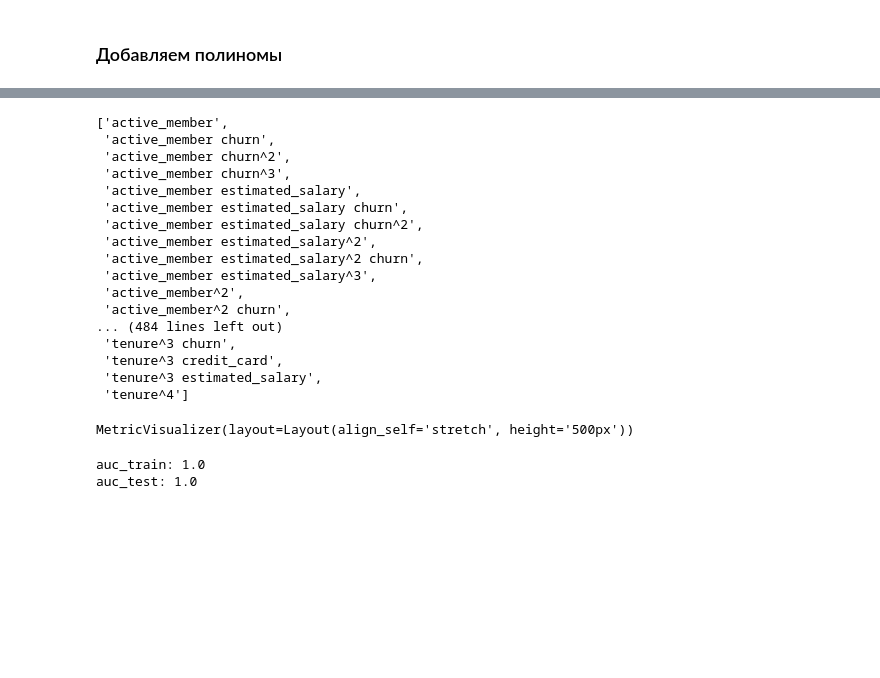
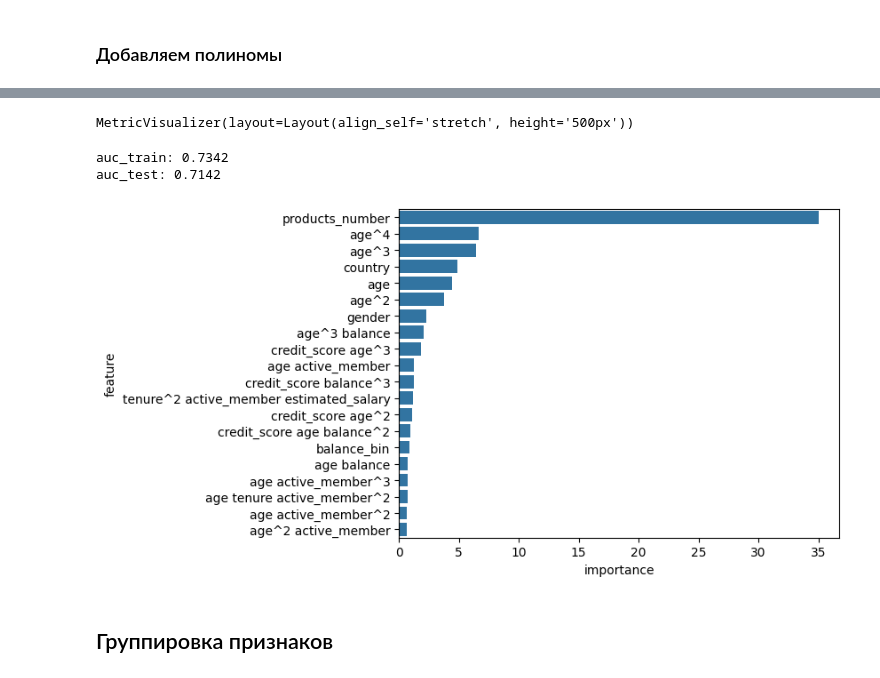
Before and after one commit to MarufIbragimov/zypl_ds, a Jupyter notebook: homework_2/homework_2.ipynb, the cells around one changed output, grey strips where cells are left out. Cells and saved outputs as stored; diff of their text form; code cells hidden in the pictures; blank space fills up the shorter version.

```diff
--- a/homework_2/homework_2.ipynb
+++ b/homework_2/homework_2.ipynb
@@ -352,30 +357,15 @@ poly_df.head()
-# %%
-poly_cols=poly_df.columns.tolist()
-poly_cols.sort()
-poly_cols
-# %% [output]
-['active_member',
- 'active_member churn',
- 'active_member churn^2',
- 'active_member churn^3',
- 'active_member estimated_salary',
- 'active_member estimated_salary churn',
- 'active_member estimated_salary churn^2',
- 'active_member estimated_salary^2',
- 'active_member estimated_salary^2 churn',
- 'active_member estimated_salary^3',
- 'active_member^2',
- 'active_member^2 churn',
-... (484 lines left out)
- 'tenure^3 churn',
- 'tenure^3 credit_card',
- 'tenure^3 estimated_salary',
- 'tenure^4']
 # %%
 poly_df[['credit_card', 'active_member', 'tenure']]=poly_df[['credit_card', 'active_member', 'tenure']].astype(int)
-# %%
-model, X_train, y_train, X_test, y_test, auc_train, auc_test = fn.build_model(poly_df, cat_features_2, 'classifier')
-# %% [output]
-MetricVisualizer(layout=Layout(align_self='stretch', height='500px'))
-auc_train: 1.0
-auc_test: 1.0
+# %%
+poly_model, X_train_poly, y_train_poly, X_test_poly, y_test_poly, auc_train_poly, auc_test_poly = fn.build_model(poly_df, cat_features_2, 'classifier')
+# %% [output]
+MetricVisualizer(layout=Layout(align_self='stretch', height='500px'))
+auc_train: 0.7342
+auc_test: 0.7142
+# %%
+poly_feature_importance=fn.get_feature_importance(poly_model, X_train_poly.columns)
+fn.plot_feature_importance(poly_feature_importance.head(20))
+# %% [output]
+[figure, added]
+# %% [markdown]
+## Группировка признаков
```
Also changed, not shown: parts of 15 cells of this notebook.
